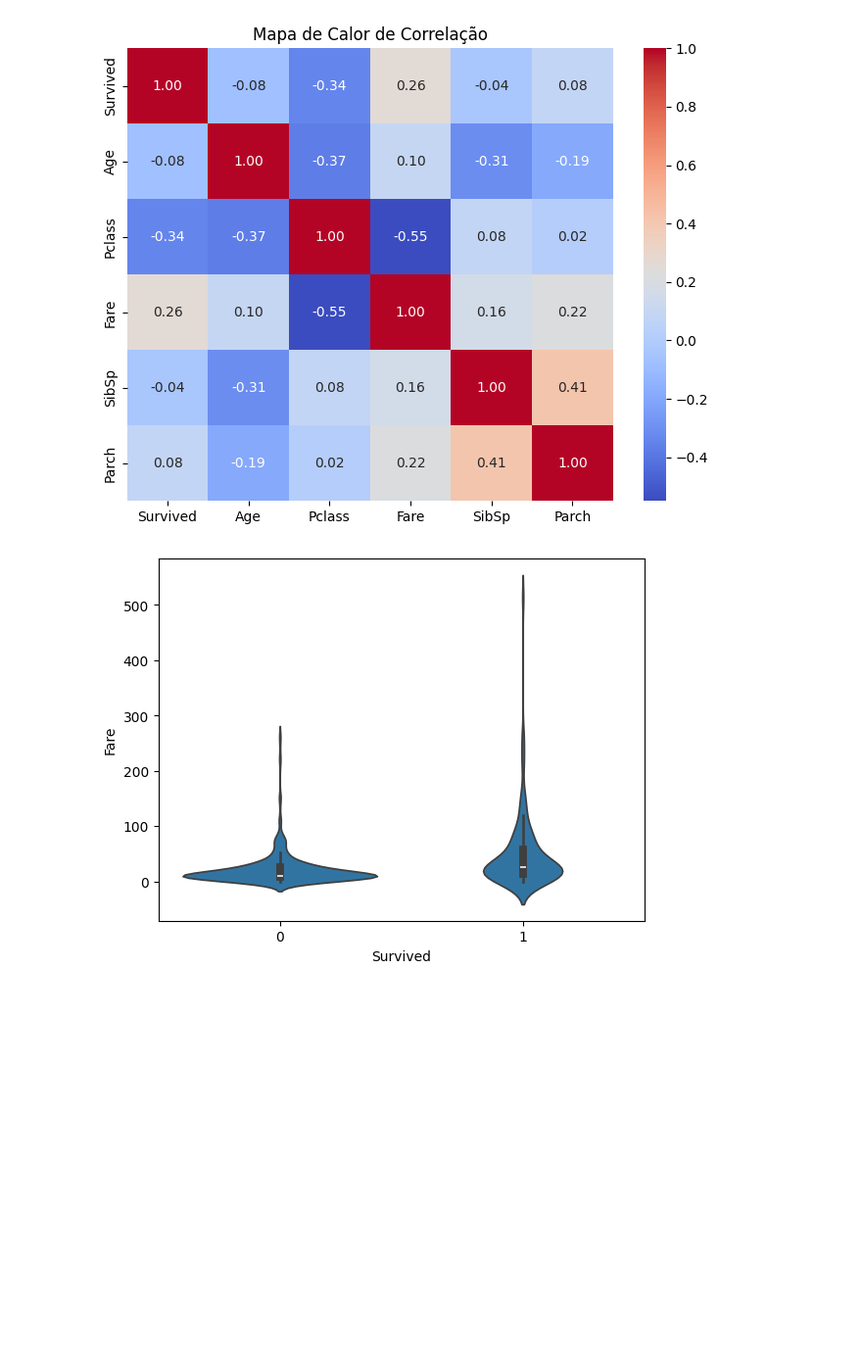
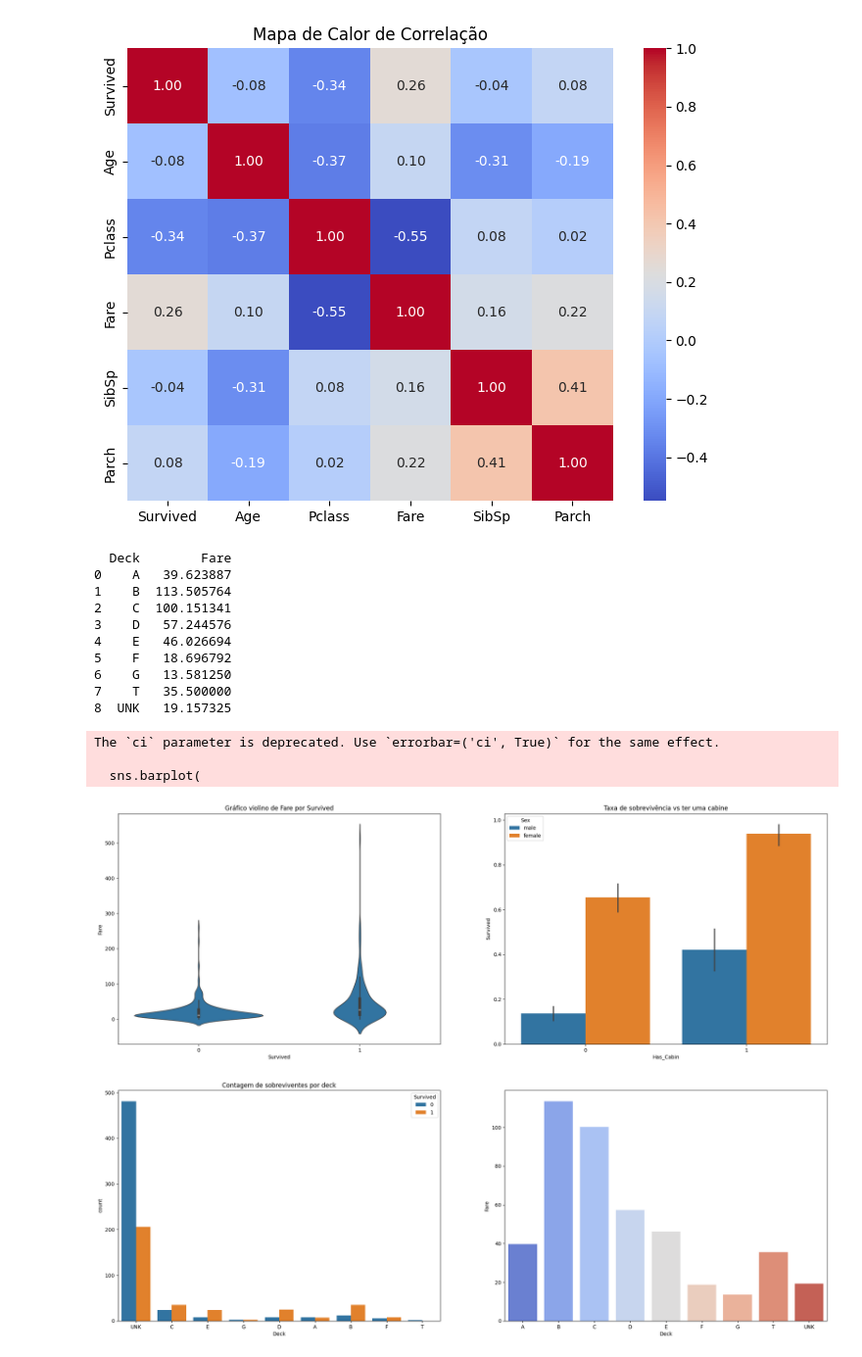
Before and after one commit to nevidomyyb/titanic-challenge, a Jupyter notebook: desafio.ipynb, the cells around one changed output. Shown at 98% size. Saved outputs shown, nothing was run; the diff lists cells and outputs as text; code cells hidden in the pictures; blank space fills up the shorter version.

```diff
--- a/desafio.ipynb
+++ b/desafio.ipynb
@@ -88,14 +90,66 @@ plt.title('Mapa de Calor de Correlação')
 plt.show()
 # %% [output]
 [figure]
+# %%
+# Trabalhando com a variável Cabin, que é categórica.
+
+train_df['Has_Cabin'] = np.where(train_df['Cabin'].notna(), 1, 0)
+train_df['Deck'] = train_df['Cabin'].str[0].fillna('UNK')
 # %%
 # Na matriz de correlação a gente viu que Fare e Pclass foram as que tiveram maior correlação com survived.
 # Então vamos explorar essas duas variáveis.
 
-
+# 1.
 # A partir do violinplot conseguimos ver que para os sobreviventes a Fare (tarifa) da passagem é muito mais esparsa, e também alcança valores mais altos
 # Enquanto podemos ver que a concentração de pessoas que não sobreviveram é muito maior para os valores entre 0 e 100 de Fare
-sns.violinplot(x='Survived', y='Fare', data=train_df)
+
+# 2.
+# A taxa de sobrevivência das mulheres é aproximadamente mais que o dobro das dos homens
+# Isso mostra uma política de preocupação com a segurança das mulheres a bordo.
+
+# 3.
+# Visualização da contagem de sobreviventes por Deck, extraído da Cabin
+
+
+fig, axes = plt.subplots(2, 2, figsize=(25, 18))
+
+sns.violinplot(x='Survived', y='Fare', data=train_df, ax=axes[0][0])
+axes[0][0].set_title('Gráfico violino de Fare por Survived')
+
+sns.barplot(
+    data=train_df, x='Has_Cabin', y='Survived', hue='Sex',
+    ax=axes[0][1]
+)
+axes[0][1].set_title('Taxa de sobrevivência vs ter uma cabine')
+
+sns.countplot(
+    data=train_df, x='Deck', hue='Survived', ax=axes[1][0]
+)
+axes[1][0].set_title('Contagem de sobreviventes por deck')
+
+mean_fare_by_deck = train_df.groupby('Deck')['Fare'].mean().reset_index()
+print(mean_fare_by_deck)
+
+sns.barplot(
+    data=mean_fare_by_deck,
+    x='Deck', y='Fare', ci=True,
+    ax=axes[1][1],
+    hue='Deck', palette='coolwarm'
+)
+
 plt.show()
 # %% [output]
+  Deck        Fare
+0    A   39.623887
+1    B  113.505764
+2    C  100.151341
+3    D   57.244576
+4    E   46.026694
+5    F   18.696792
+6    G   13.581250
+7    T   35.500000
+8  UNK   19.157325
+The `ci` parameter is deprecated. Use `errorbar=('ci', True)` for the same effect.
+
+  sns.barplot(
-[figure, old version]
+[figure, new version]
```
Also changed, not shown: parts of 9 cells of this notebook.
